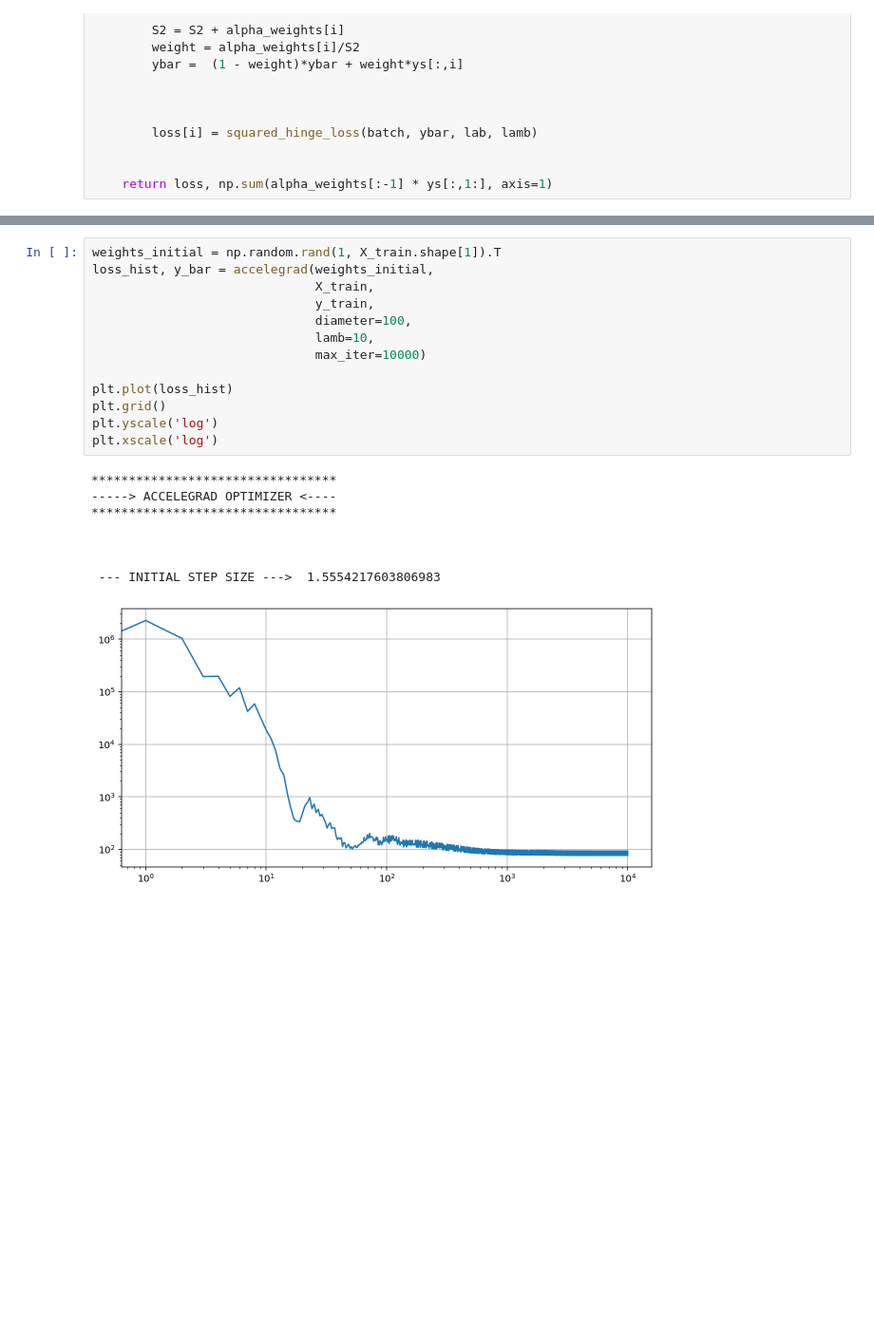
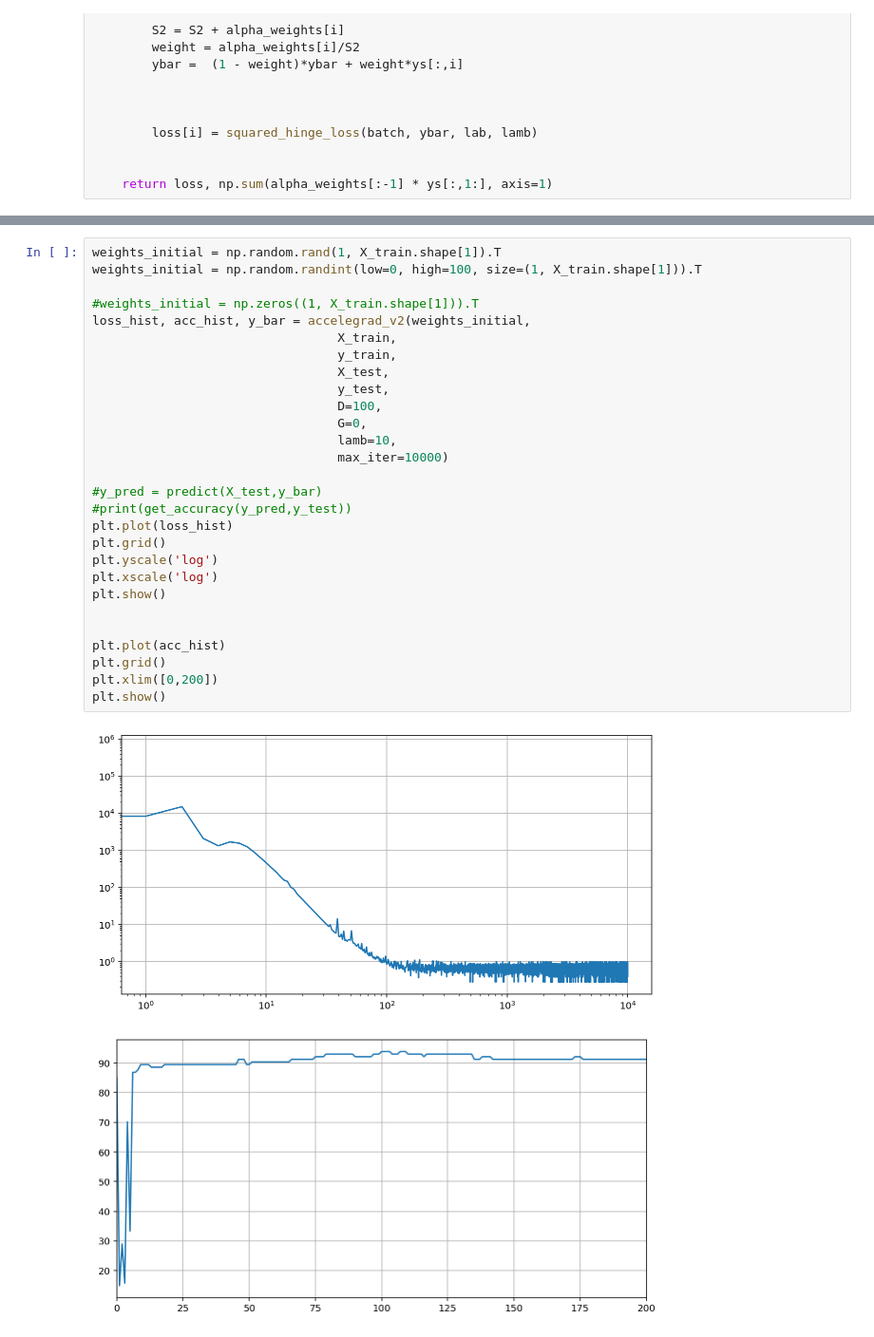
Before and after one commit to FrancescoMandru/Optimization, a Jupyter notebook: jupyter/testfunctions.ipynb, the cells around one changed output, grey strips where cells are left out. Shown at 95% size. Saved outputs shown, nothing was run; the diff lists cells and outputs as text; blank space fills up the shorter version.

```diff
--- a/jupyter/testfunctions.ipynb
+++ b/jupyter/testfunctions.ipynb
@@ -297,22 +395,31 @@ def accelegrad(weights,
 # %%
 weights_initial = np.random.rand(1, X_train.shape[1]).T
-loss_hist, y_bar = accelegrad(weights_initial,
-                              X_train,
-                              y_train,
-                              diameter=100,
-                              lamb=10,
-                              max_iter=10000)
+weights_initial = np.random.randint(low=0, high=100, size=(1, X_train.shape[1])).T
 
+#weights_initial = np.zeros((1, X_train.shape[1])).T
+loss_hist, acc_hist, y_bar = accelegrad_v2(weights_initial,
+                                 X_train,
+                                 y_train,
+                                 X_test,
+                                 y_test,
+                                 D=100,
+                                 G=0,
+                                 lamb=10,
+                                 max_iter=10000)
+
+#y_pred = predict(X_test,y_bar)
+#print(get_accuracy(y_pred,y_test))
 plt.plot(loss_hist)
 plt.grid()
 plt.yscale('log')
 plt.xscale('log')
+plt.show()
+
+
+plt.plot(acc_hist)
+plt.grid()
+plt.xlim([0,200])
+plt.show()
 # %% [output]
-*********************************
------> ACCELEGRAD OPTIMIZER <----
-*********************************
-
-
-
- --- INITIAL STEP SIZE --->  1.5554217603806983
-[figure, old version]
+[figure, new version]
+[figure, added]
```
Also changed, not shown: parts of 8 cells of this notebook.
